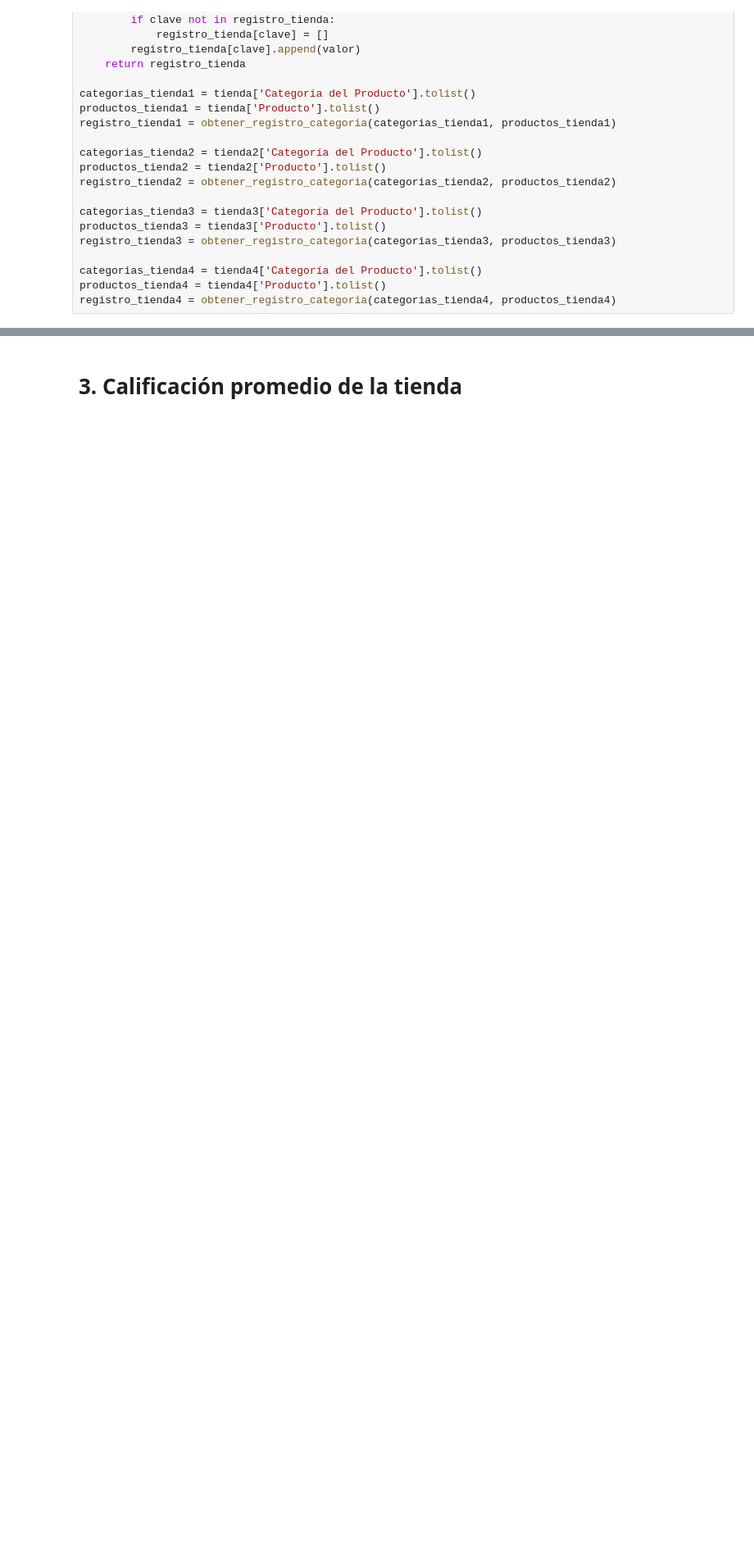
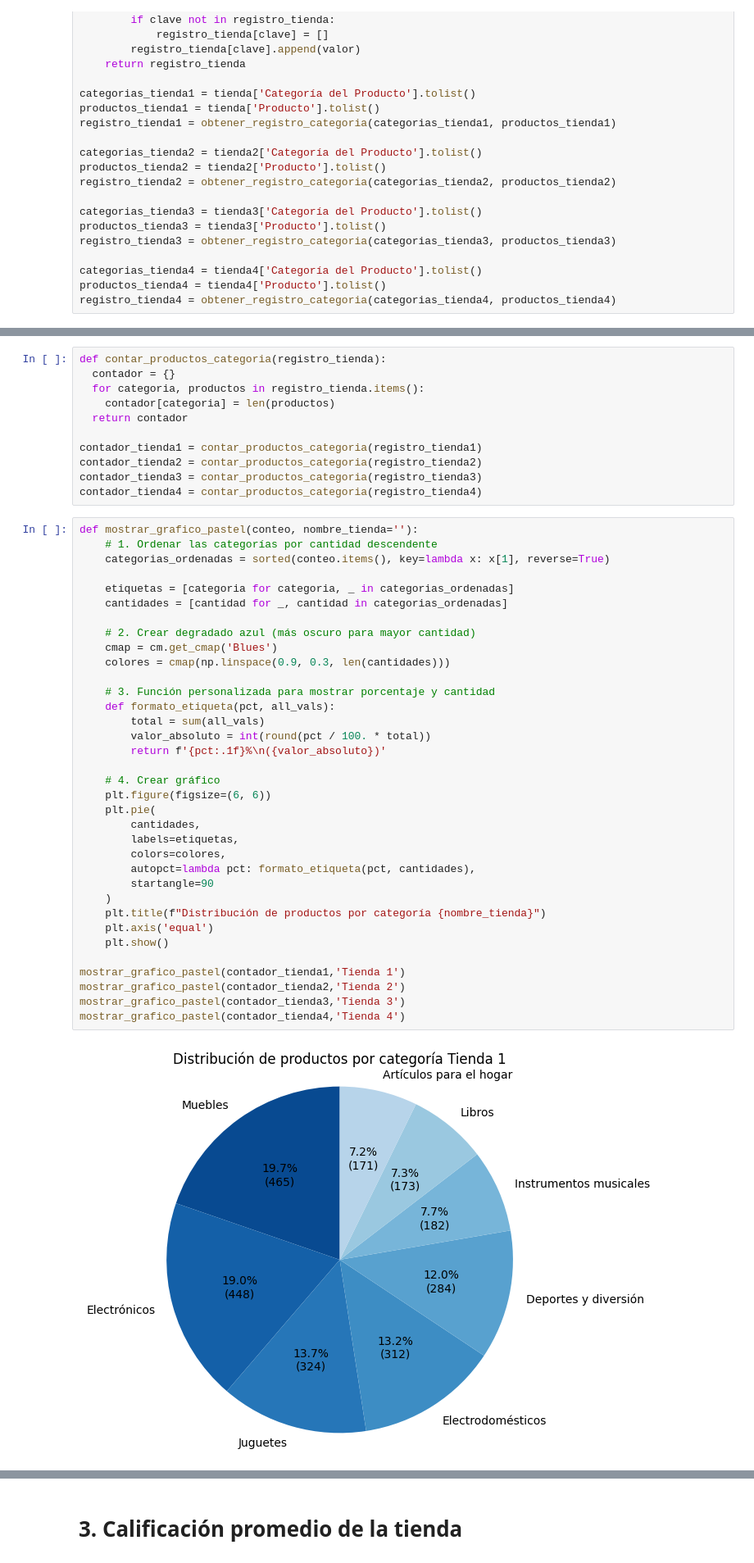
Before and after one commit to imannolM/challenge-alura-store, a Jupyter notebook: AluraStoreLatam.ipynb, the cells around one changed output, grey strips where cells are left out. Shown at 82% size. Drawn from its saved outputs; the diff is of its cells as text; blank space fills up the shorter version.

```diff
--- a/AluraStoreLatam.ipynb
+++ b/AluraStoreLatam.ipynb
@@ -114,0 +114,48 @@ def contar_productos_categoria(registro_tienda):
+# %%
+def contar_productos_categoria(registro_tienda):
+  contador = {}
+  for categoria, productos in registro_tienda.items():
+    contador[categoria] = len(productos)
+  return contador
+
+contador_tienda1 = contar_productos_categoria(registro_tienda1)
+contador_tienda2 = contar_productos_categoria(registro_tienda2)
+contador_tienda3 = contar_productos_categoria(registro_tienda3)
+contador_tienda4 = contar_productos_categoria(registro_tienda4)
+# %%
+def mostrar_grafico_pastel(conteo, nombre_tienda=''):
+    # 1. Ordenar las categorías por cantidad descendente
+    categorias_ordenadas = sorted(conteo.items(), key=lambda x: x[1], reverse=True)
+
+    etiquetas = [categoria for categoria, _ in categorias_ordenadas]
+    cantidades = [cantidad for _, cantidad in categorias_ordenadas]
+
+    # 2. Crear degradado azul (más oscuro para mayor cantidad)
+    cmap = cm.get_cmap('Blues')
+    colores = cmap(np.linspace(0.9, 0.3, len(cantidades)))
+
+    # 3. Función personalizada para mostrar porcentaje y cantidad
+    def formato_etiqueta(pct, all_vals):
+        total = sum(all_vals)
+        valor_absoluto = int(round(pct / 100. * total))
+        return f'{pct:.1f}%\n({valor_absoluto})'
+
+    # 4. Crear gráfico
+    plt.figure(figsize=(6, 6))
+    plt.pie(
+        cantidades,
+        labels=etiquetas,
+        colors=colores,
+        autopct=lambda pct: formato_etiqueta(pct, cantidades),
+        startangle=90
+    )
+    plt.title(f"Distribución de productos por categoría {nombre_tienda}")
+    plt.axis('equal')
+    plt.show()
+
+mostrar_grafico_pastel(contador_tienda1,'Tienda 1')
+mostrar_grafico_pastel(contador_tienda2,'Tienda 2')
+mostrar_grafico_pastel(contador_tienda3,'Tienda 3')
+mostrar_grafico_pastel(contador_tienda4,'Tienda 4')
+# %% [output]
+[figure, added]
```
Also changed, not shown: parts of 4 cells of this notebook.
